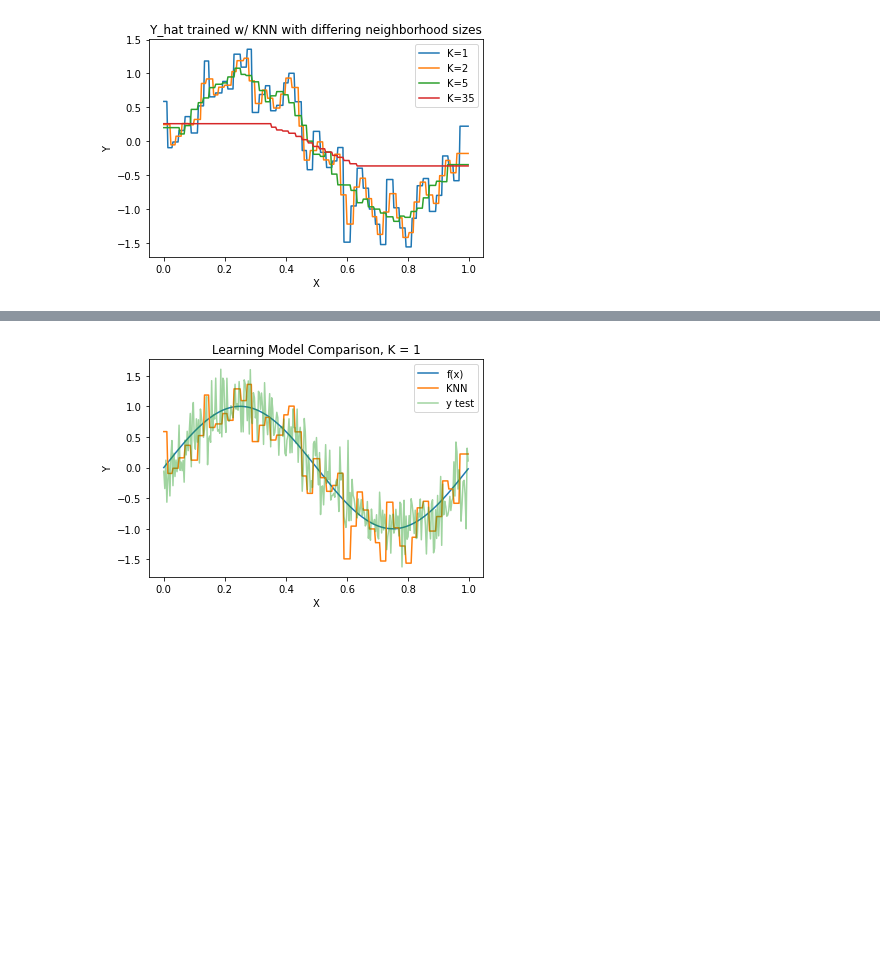
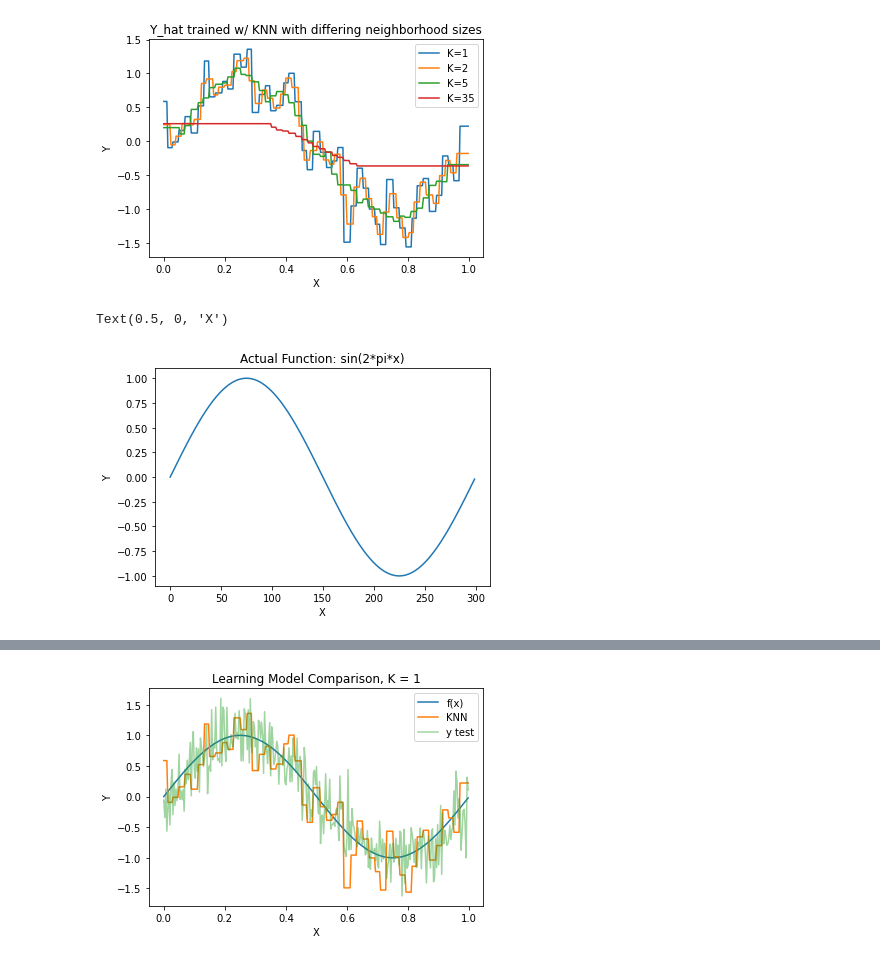
Before and after one commit to axiom9/ECE566_Machine-DeepLearning, a Jupyter notebook: Homework_2/Assignment2_ErrorEvaluations.ipynb, the cells around one changed output, grey strips where cells are left out. Cells and saved outputs as stored; diff of their text form; code cells hidden in the pictures; blank space fills up the shorter version.

Commit message:
added figures and worked on report

```diff
--- a/Homework_2/Assignment2_ErrorEvaluations.ipynb
+++ b/Homework_2/Assignment2_ErrorEvaluations.ipynb
@@ -142,3 +142,11 @@ plt.xlabel('X')
 plt.show()
 # %% [output]
 [figure]
+# %%
+plt.plot(np.sin((2)*(np.pi)*(X_test)))
+plt.title('Actual Function: sin(2*pi*x)')
+plt.ylabel('Y')
+plt.xlabel('X')
+# %% [output]
+Text(0.5, 0, 'X')
+[figure, added]
```
Also changed, not shown: parts of 1 cell of this notebook, 10 other files.
